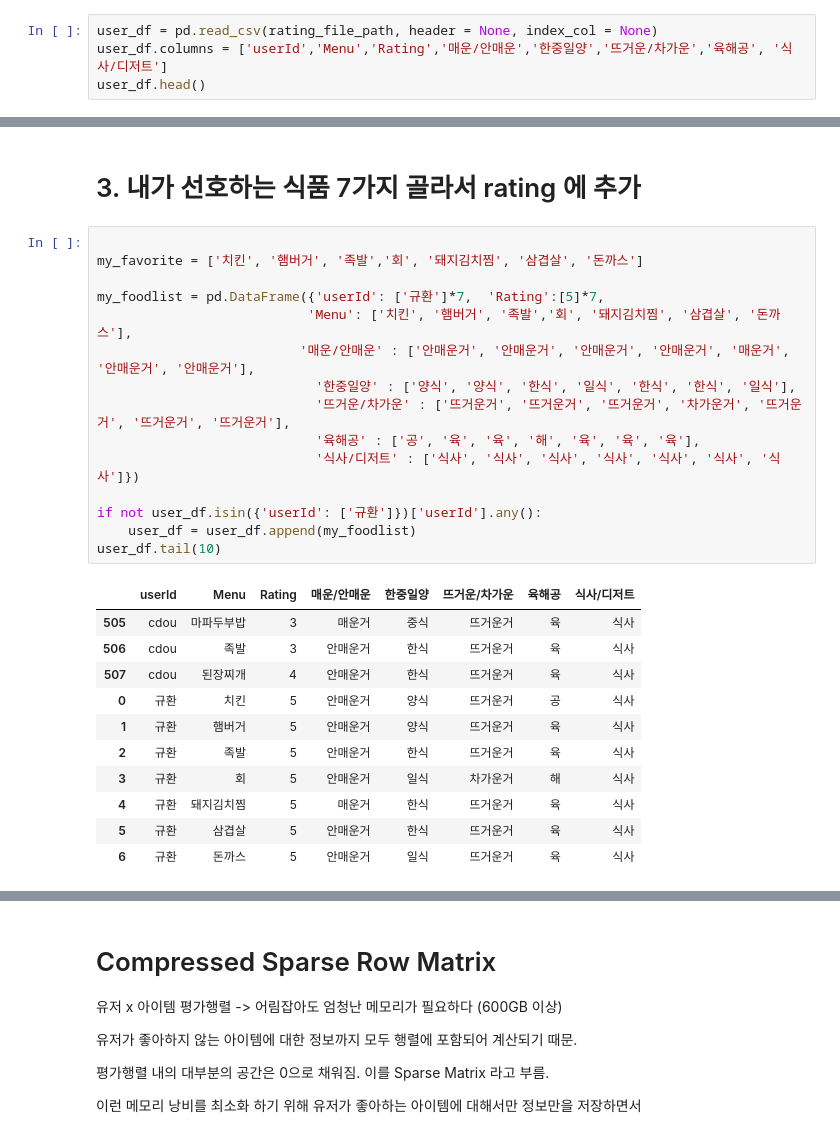
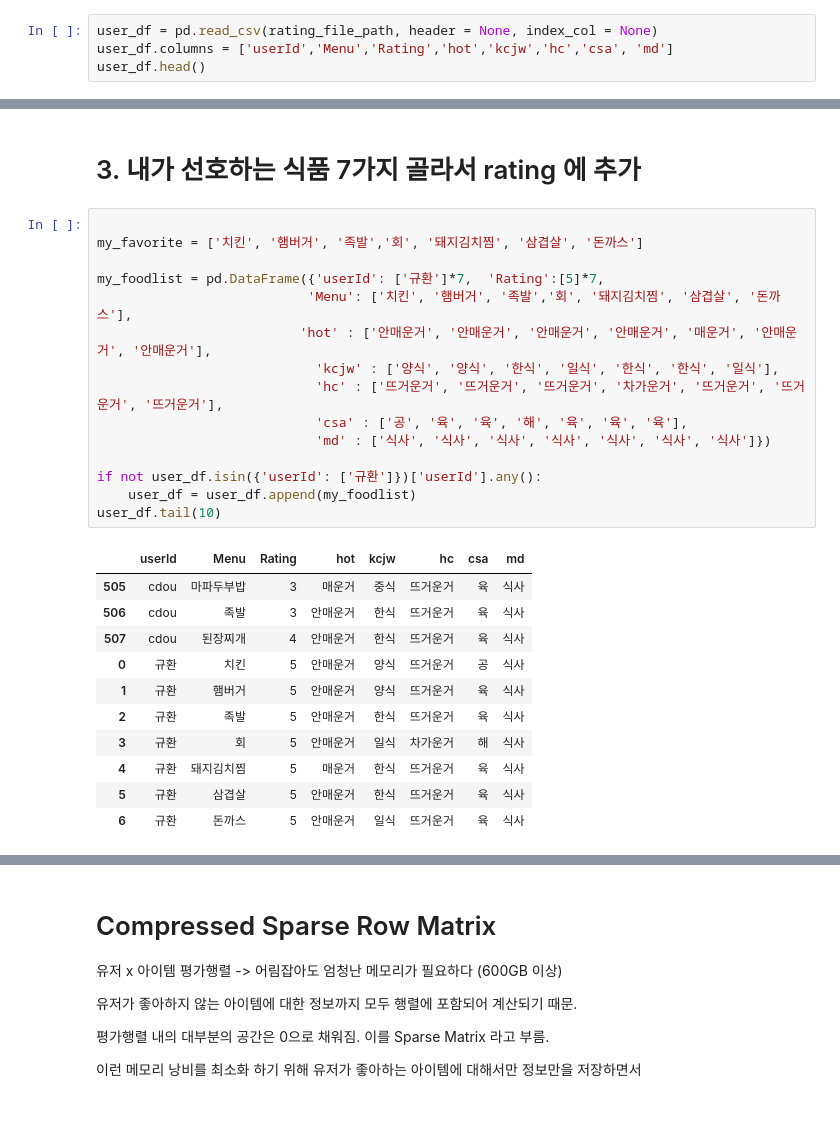
Before and after one commit to scaleator/Aiffel, a Jupyter notebook: 해커톤3 - EDA 부터 추천까지-한국맛집어플데이터.ipynb, the cells around one changed output, grey strips where cells are left out. Cells and saved outputs as stored; diff of their text form.

```diff
--- a/해커톤3 - EDA 부터 추천까지-한국맛집어플데이터.ipynb
+++ b/해커톤3 - EDA 부터 추천까지-한국맛집어플데이터.ipynb
@@ -33,6 +33,6 @@ data1["userId"].nunique()
 # 유저기반 추천시스템
 # %%
 user_df = pd.read_csv(rating_file_path, header = None, index_col = None)
-user_df.columns = ['userId','Menu','Rating','매운/안매운','한중일양','뜨거운/차가운','육해공', '식사/디저트']
+user_df.columns = ['userId','Menu','Rating','hot','kcjw','hc','csa', 'md']
 user_df.head()
 # %% [output]
@@ -74,20 +74,20 @@ Name: userId, dtype: int64
 # %%
 
 my_favorite = ['치킨', '햄버거', '족발','회', '돼지김치찜', '삼겹살', '돈까스']
 
 my_foodlist = pd.DataFrame({'userId': ['규환']*7,  'Rating':[5]*7,
                            'Menu': ['치킨', '햄버거', '족발','회', '돼지김치찜', '삼겹살', '돈까스'],
-                          '매운/안매운' : ['안매운거', '안매운거', '안매운거', '안매운거', '매운거', '안매운거', '안매운거'],
-                            '한중일양' : ['양식', '양식', '한식', '일식', '한식', '한식', '일식'],
-                            '뜨거운/차가운' : ['뜨거운거', '뜨거운거', '뜨거운거', '차가운거', '뜨거운거', '뜨거운거', '뜨거운거'],
-                            '육해공' : ['공', '육', '육', '해', '육', '육', '육'],
-                            '식사/디저트' : ['식사', '식사', '식사', '식사', '식사', '식사', '식사']})
+                          'hot' : ['안매운거', '안매운거', '안매운거', '안매운거', '매운거', '안매운거', '안매운거'],
+                            'kcjw' : ['양식', '양식', '한식', '일식', '한식', '한식', '일식'],
+                            'hc' : ['뜨거운거', '뜨거운거', '뜨거운거', '차가운거', '뜨거운거', '뜨거운거', '뜨거운거'],
+                            'csa' : ['공', '육', '육', '해', '육', '육', '육'],
+                            'md' : ['식사', '식사', '식사', '식사', '식사', '식사', '식사']})
 
 if not user_df.isin({'userId': ['규환']})['userId'].any():
     user_df = user_df.append(my_foodlist)
 user_df.tail(10)
 # %% [output]
-|  | userId | Menu | Rating | 매운/안매운 | 한중일양 | 뜨거운/차가운 | 육해공 | 식사/디저트 |
+|  | userId | Menu | Rating | hot | kcjw | hc | csa | md |
 | 505 | cdou | 마파두부밥 | 3 | 매운거 | 중식 | 뜨거운거 | 육 | 식사 |
 | 506 | cdou | 족발 | 3 | 안매운거 | 한식 | 뜨거운거 | 육 | 식사 |
 | 507 | cdou | 된장찌개 | 4 | 안매운거 | 한식 | 뜨거운거 | 육 | 식사 |
```
Also changed, not shown: parts of 13 cells of this notebook.
